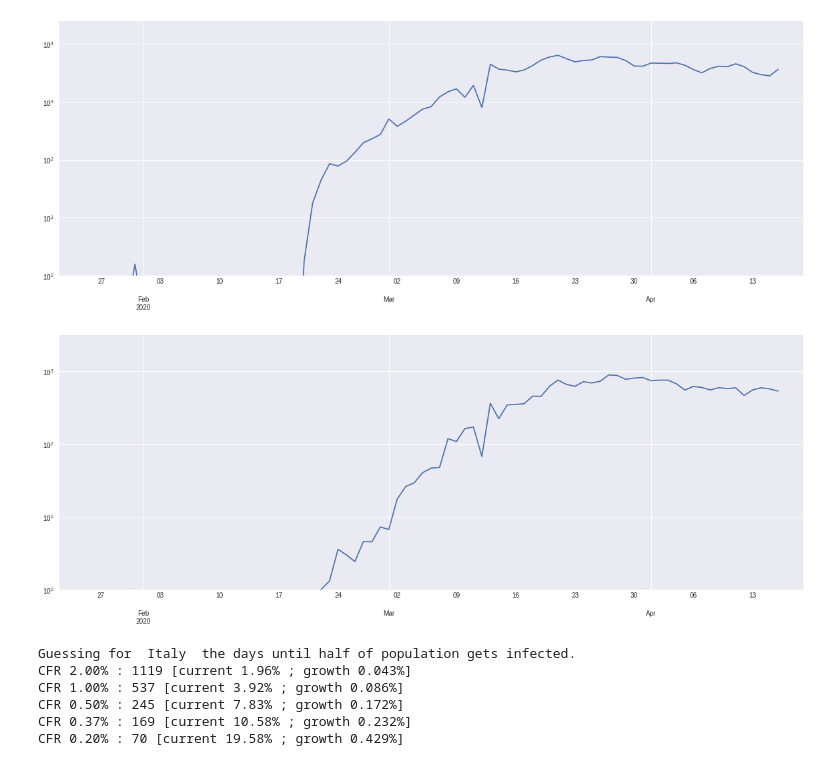
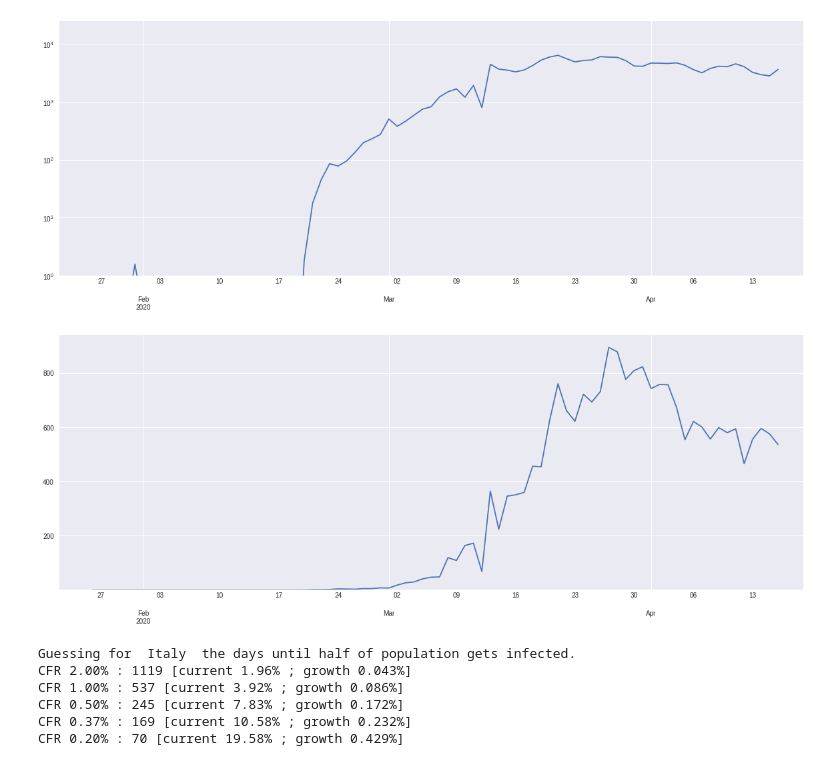
Before and after one commit to acsaba22/covid, a Jupyter notebook: analize04-20.ipynb, the cells around one changed output. Cells and saved outputs as stored; diff of their text form; code cells hidden in the pictures.

```diff
--- a/analize04-20.ipynb
+++ b/analize04-20.ipynb
@@ -209,9 +209,9 @@ smoothDaily(con.loc['Italy']).plot(logy=True).set_ybound(lower=1)
 # %% [output]
 [figure]
 # %%
-smoothDaily(dea.loc['Italy']).plot(logy=True).set_ybound(lower=1)
+smoothDaily(dea.loc['Italy']).plot().set_ybound(lower=1)
 # %% [output]
-[figure, old version]
+[figure, new version]
 # %%
 daysLeft('Italy')
 # %% [output]
```
Also changed, not shown: parts of 1 cell of this notebook.
